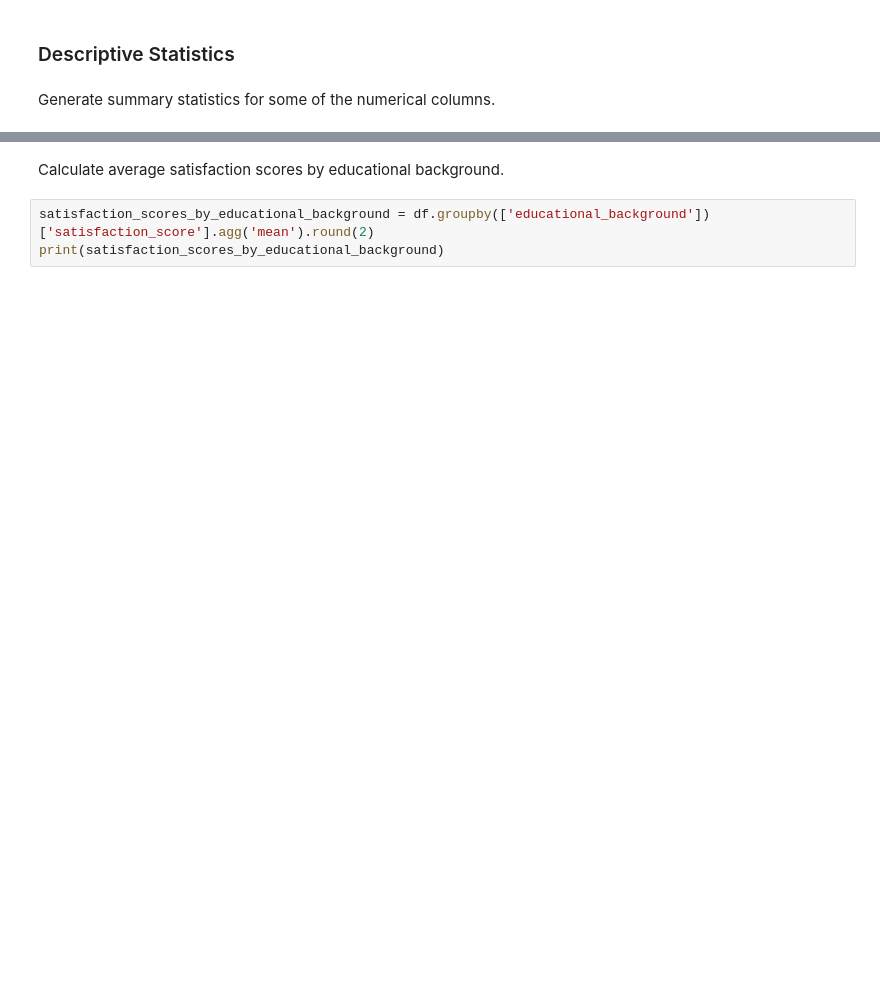
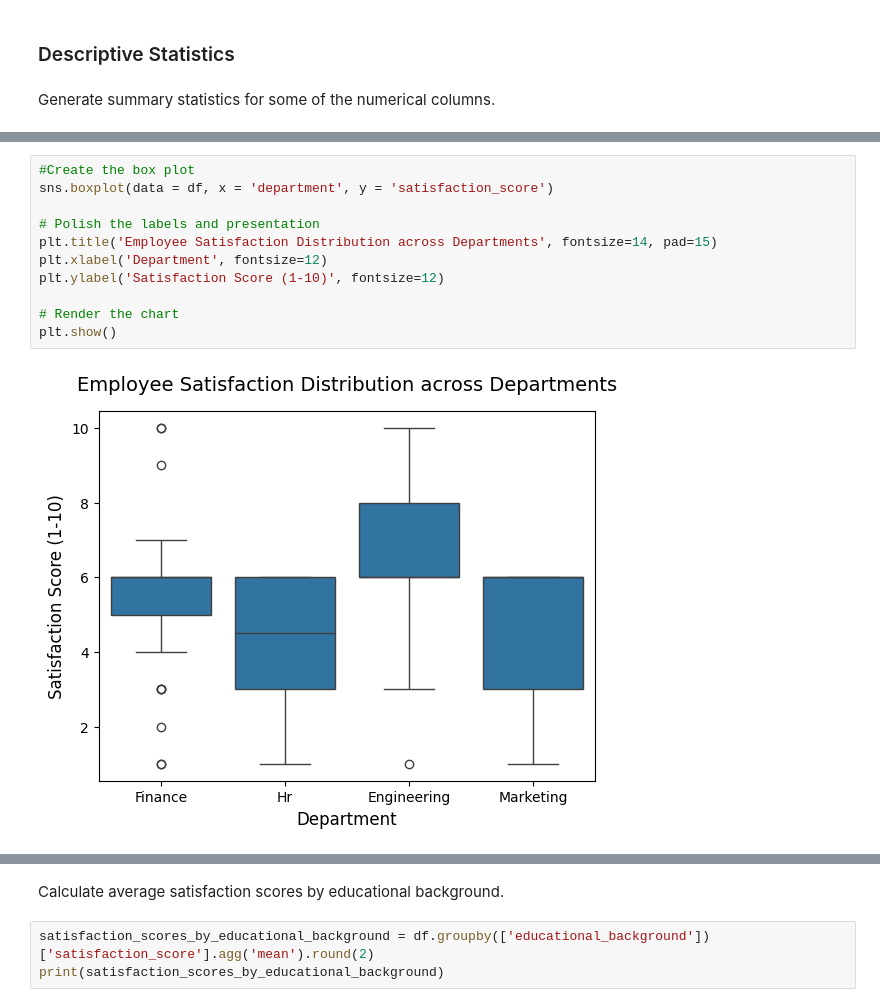
Before and after one commit to aysuntm/engage-metrics-workforce-analytics, a Jupyter notebook: notebooks/02_EDA_visualization.ipynb, the cells around one changed output, grey strips where cells are left out. Saved outputs shown, nothing was run; the diff lists cells and outputs as text; blank space fills up the shorter version.

```diff
--- a/notebooks/02_EDA_visualization.ipynb
+++ b/notebooks/02_EDA_visualization.ipynb
@@ -75 +82,14 @@ Marketing      5.67
 Name: satisfaction_score, dtype: float64
+# %%
+#Create the box plot
+sns.boxplot(data = df, x = 'department', y = 'satisfaction_score')
+
+# Polish the labels and presentation
+plt.title('Employee Satisfaction Distribution across Departments', fontsize=14, pad=15)
+plt.xlabel('Department', fontsize=12)
+plt.ylabel('Satisfaction Score (1-10)', fontsize=12)
+
+# Render the chart
+plt.show()
+# %% [output]
+[figure, added]
```
Also changed, not shown: parts of 38 cells of this notebook, 2 other files.
